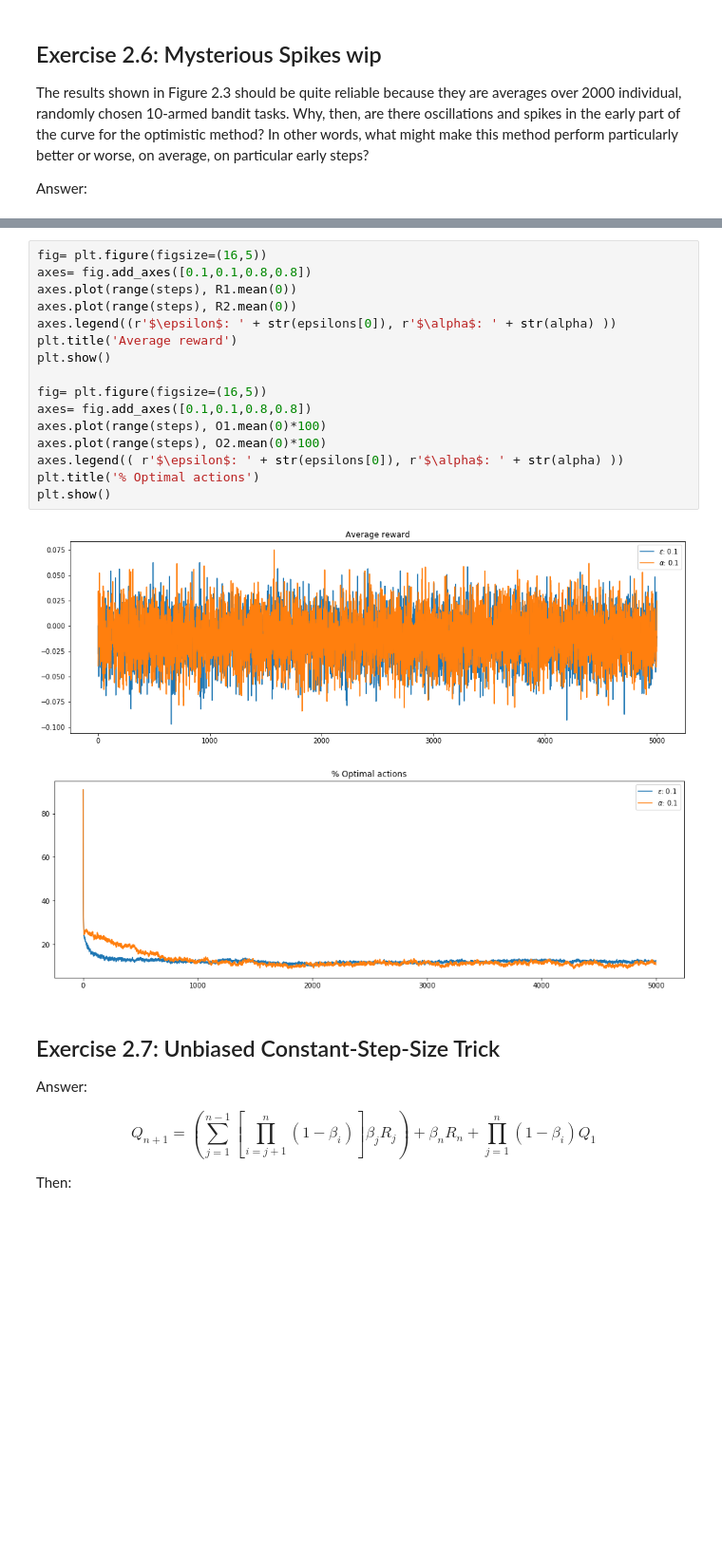
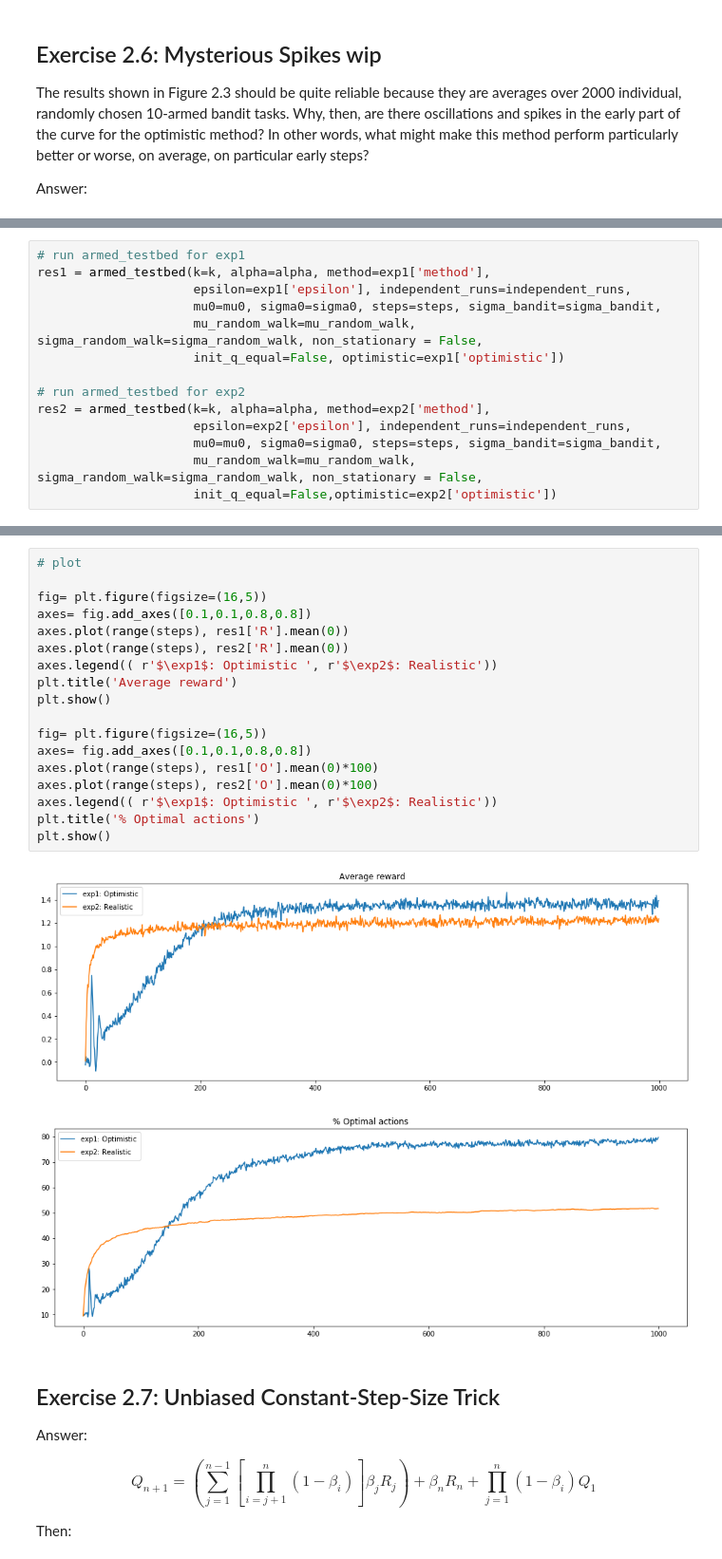
Before and after one commit to jpgarella/DRL-Solutions, a Jupyter notebook: DRL_Solutions.ipynb, the cells around one changed output, grey strips where cells are left out. Shown: that part at 95% size. Saved outputs shown, nothing was run; the diff lists cells and outputs as text; blank space fills up the shorter version.

```diff
--- a/DRL_Solutions.ipynb
+++ b/DRL_Solutions.ipynb
@@ -511,0 +321,14 @@ q2, Q2, R2, N2, A2, O2 = armed_testbed(k=10, var=alpha, method="constant")
+# %%
+# run armed_testbed for exp1
+res1 = armed_testbed(k=k, alpha=alpha, method=exp1['method'],
+                     epsilon=exp1['epsilon'], independent_runs=independent_runs,
+                     mu0=mu0, sigma0=sigma0, steps=steps, sigma_bandit=sigma_bandit,
+                     mu_random_walk=mu_random_walk, sigma_random_walk=sigma_random_walk, non_stationary = False,
+                     init_q_equal=False, optimistic=exp1['optimistic'])
+
+# run armed_testbed for exp2
+res2 = armed_testbed(k=k, alpha=alpha, method=exp2['method'],
+                     epsilon=exp2['epsilon'], independent_runs=independent_runs,
+                     mu0=mu0, sigma0=sigma0, steps=steps, sigma_bandit=sigma_bandit,
+                     mu_random_walk=mu_random_walk, sigma_random_walk=sigma_random_walk, non_stationary = False,
+                     init_q_equal=False,optimistic=exp2['optimistic'])
@@ -512,22 +353,24 @@ q2, Q2, R2, N2, A2, O2 = armed_testbed(k=10, var=alpha, method="constant")
 # %%
+# plot
+
 fig= plt.figure(figsize=(16,5))
 axes= fig.add_axes([0.1,0.1,0.8,0.8])
-axes.plot(range(steps), R1.mean(0))
-axes.plot(range(steps), R2.mean(0))
-axes.legend((r'$\epsilon$: ' + str(epsilons[0]), r'$\alpha$: ' + str(alpha) ))
+axes.plot(range(steps), res1['R'].mean(0))
+axes.plot(range(steps), res2['R'].mean(0))
+axes.legend(( r'$\exp1$: Optimistic ', r'$\exp2$: Realistic'))
 plt.title('Average reward')
 plt.show()
 
 fig= plt.figure(figsize=(16,5))
 axes= fig.add_axes([0.1,0.1,0.8,0.8])
-axes.plot(range(steps), O1.mean(0)*100)
-axes.plot(range(steps), O2.mean(0)*100)
-axes.legend(( r'$\epsilon$: ' + str(epsilons[0]), r'$\alpha$: ' + str(alpha) ))
+axes.plot(range(steps), res1['O'].mean(0)*100)
+axes.plot(range(steps), res2['O'].mean(0)*100)
+axes.legend(( r'$\exp1$: Optimistic ', r'$\exp2$: Realistic'))
 plt.title('% Optimal actions')
 plt.show()
 # %% [output]
-[figure, old version]
+[figure, new version]
-[figure, old version]
+[figure, new version]
 # %% [markdown]
 ## Exercise 2.7: Unbiased Constant-Step-Size Trick
 
```
Also changed, not shown: parts of 25 cells of this notebook.
